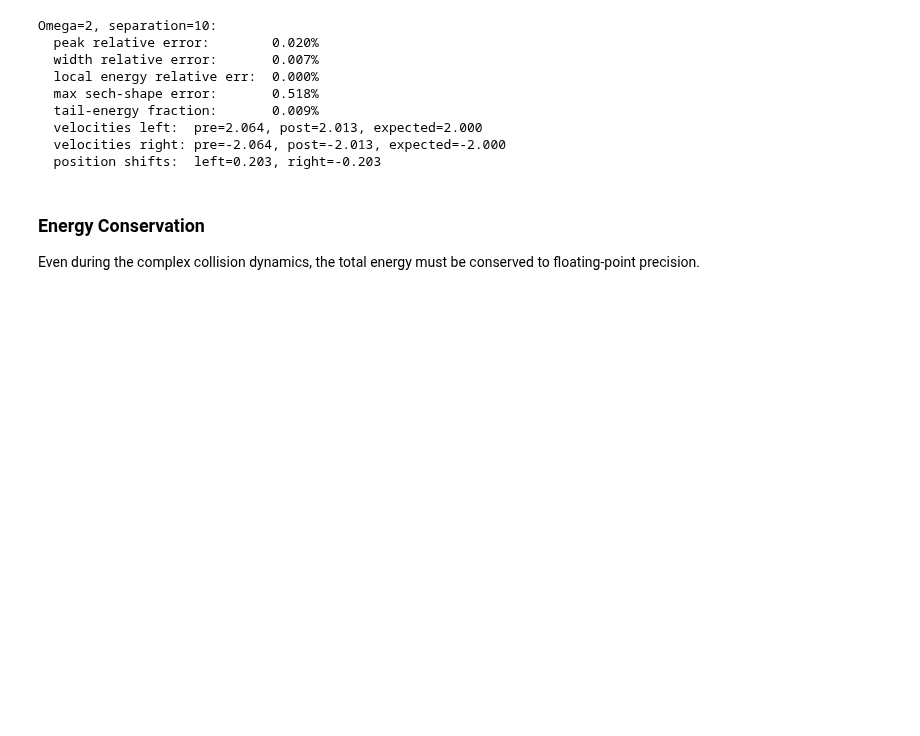
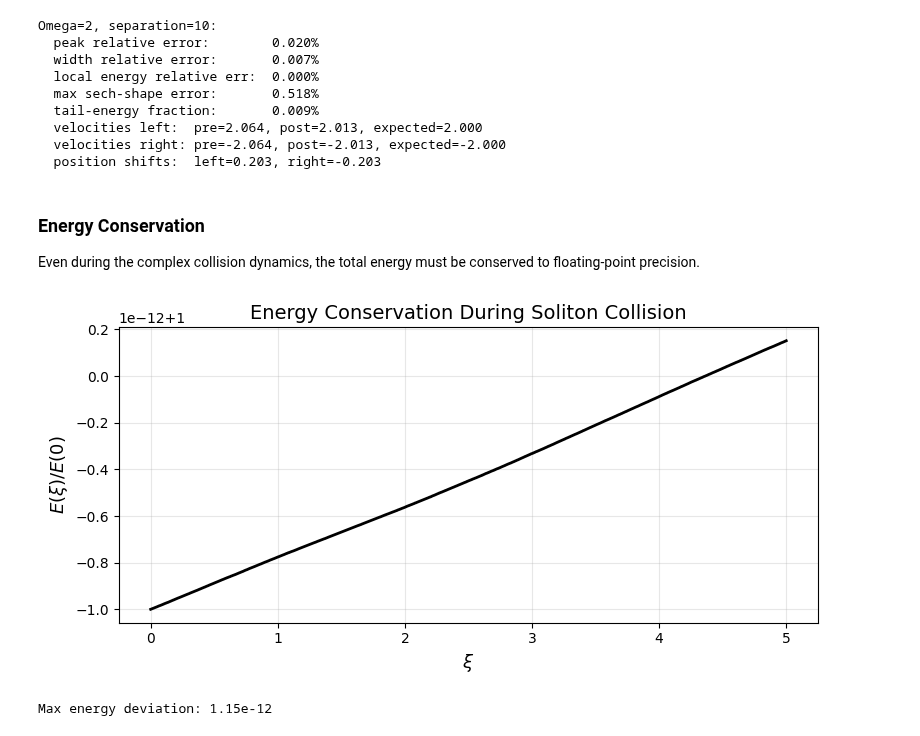
Before and after one commit to abbas-ahmad-cowlar/split-step-fourier-nlse, a Jupyter notebook: notebooks/05_advanced.ipynb, the cells around one changed output. Cells and saved outputs as stored; diff of their text form; code cells hidden in the pictures; blank space fills up the shorter version.

Commit message:
Save 05 advanced figure output

```diff
--- a/notebooks/05_advanced.ipynb
+++ b/notebooks/05_advanced.ipynb
@@ -281,3 +281,23 @@ Omega=2, separation=10:
 
 Even during the complex collision dynamics, the total energy must be conserved to
 floating-point precision.
+# %%
+energies = np.array([compute_energy(u, dtau) for u in u_hist])
+energy_ratio = energies / energies[0]
+max_collision_energy_dev = np.max(np.abs(energy_ratio - 1.0))
+
+fig, ax = plt.subplots(figsize=(8, 4))
+ax.plot(xi_arr, energy_ratio, color='black', linewidth=2)
+ax.set_xlabel(r'$\xi$', fontsize=13)
+ax.set_ylabel(r'$E(\xi)/E(0)$', fontsize=13)
+ax.set_title('Energy Conservation During Soliton Collision', fontsize=14)
+ax.grid(True, alpha=0.3)
+fig.tight_layout()
+save_figure(fig, FIG_DIR / "nb05_collision_energy.png")
+plt.show()
+
+print(f"Max energy deviation: {max_collision_energy_dev:.2e}")
+assert max_collision_energy_dev < 1e-10
+# %% [output]
+[figure, added]
+Max energy deviation: 1.15e-12
```
